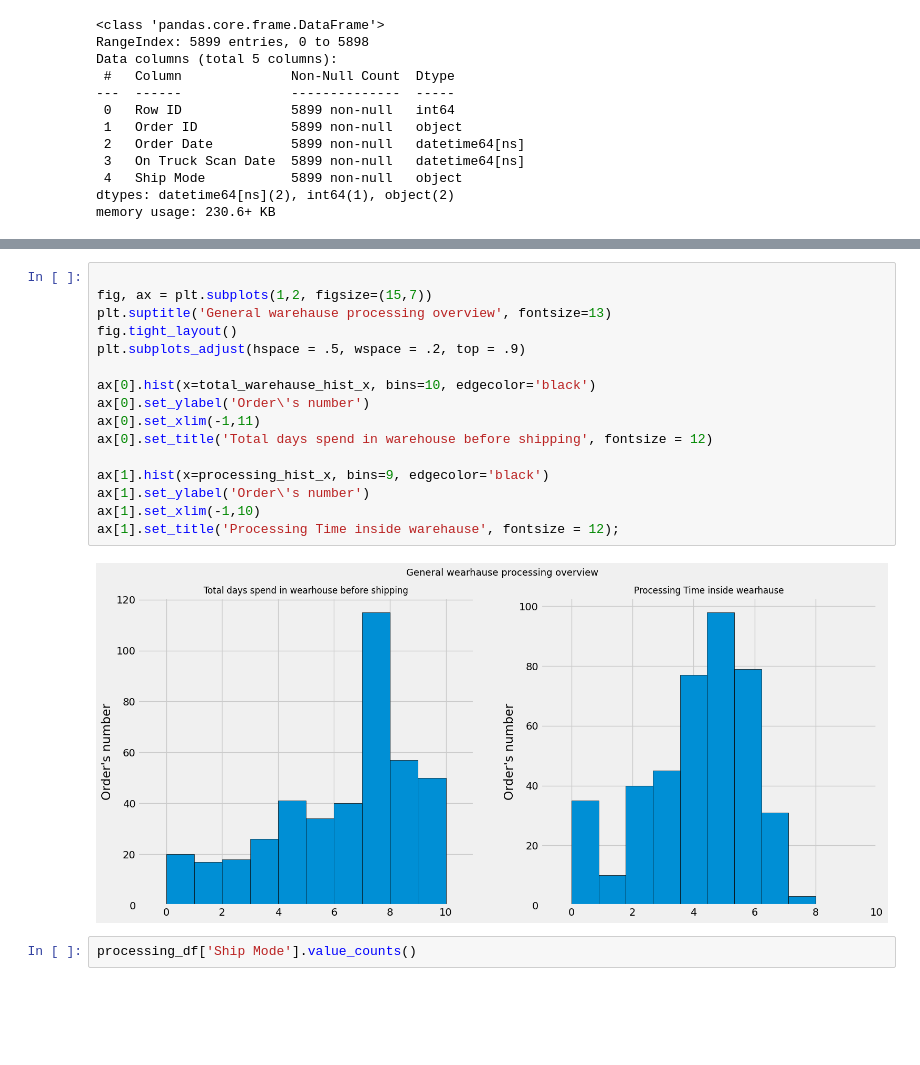
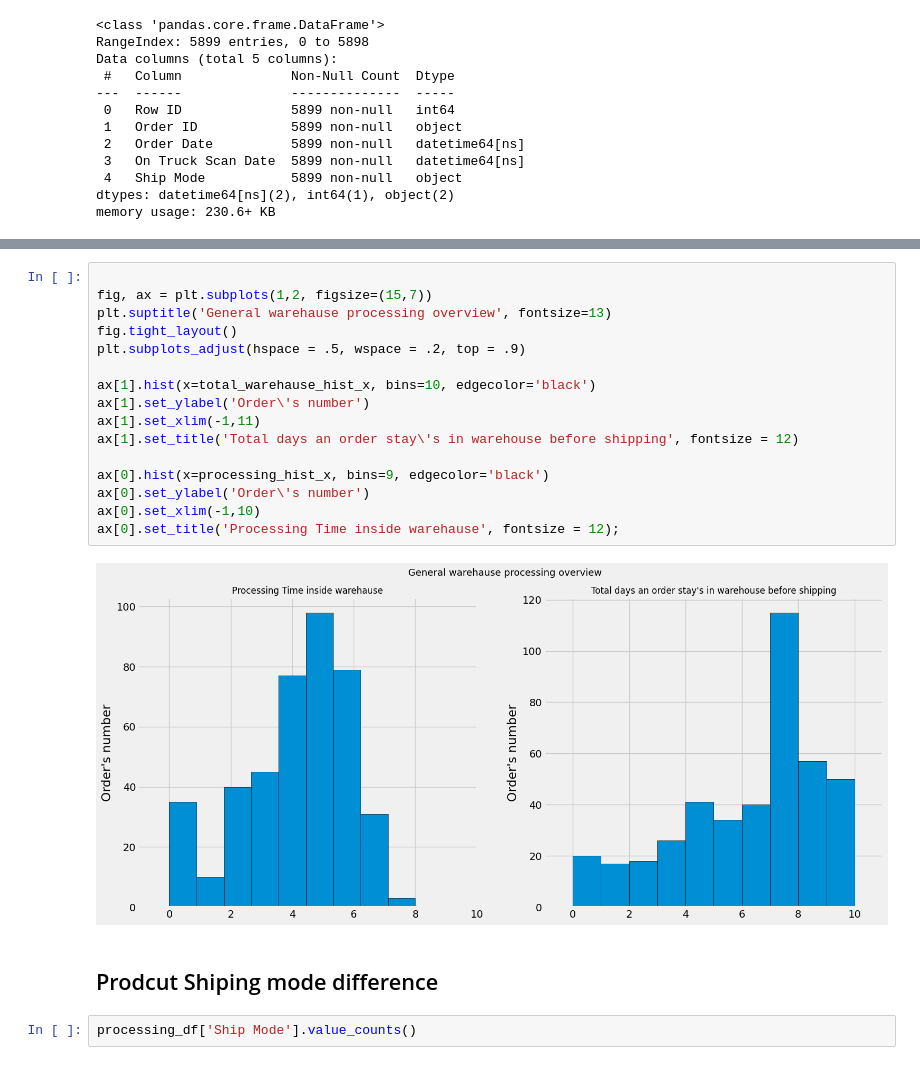
Before and after one commit to NourSaf/muesli-project, a Jupyter notebook: EDA_Muesli-warehouse.ipynb, the cells around one changed output, grey strips where cells are left out. Saved outputs shown, nothing was run; the diff lists cells and outputs as text; blank space fills up the shorter version.

```diff
--- a/EDA_Muesli-warehouse.ipynb
+++ b/EDA_Muesli-warehouse.ipynb
@@ -305,21 +327,23 @@ Name: processing_time, dtype: float64
 # %%
 
 fig, ax = plt.subplots(1,2, figsize=(15,7))
 plt.suptitle('General warehause processing overview', fontsize=13)
 fig.tight_layout()
 plt.subplots_adjust(hspace = .5, wspace = .2, top = .9)
 
-ax[0].hist(x=total_warehause_hist_x, bins=10, edgecolor='black')
+ax[1].hist(x=total_warehause_hist_x, bins=10, edgecolor='black')
+ax[1].set_ylabel('Order\'s number')
+ax[1].set_xlim(-1,11)
+ax[1].set_title('Total days an order stay\'s in warehouse before shipping', fontsize = 12)
+
+ax[0].hist(x=processing_hist_x, bins=9, edgecolor='black')
 ax[0].set_ylabel('Order\'s number')
-ax[0].set_xlim(-1,11)
-ax[0].set_title('Total days spend in warehouse before shipping', fontsize = 12)
-
-ax[1].hist(x=processing_hist_x, bins=9, edgecolor='black')
-ax[1].set_ylabel('Order\'s number')
-ax[1].set_xlim(-1,10)
-ax[1].set_title('Processing Time inside warehause', fontsize = 12);
+ax[0].set_xlim(-1,10)
+ax[0].set_title('Processing Time inside warehause', fontsize = 12);
 # %% [output]
-[figure, old version]
+[figure, new version]
+# %% [markdown]
+## Prodcut Shiping mode difference
 # %%
 processing_df['Ship Mode'].value_counts()
 # %% [output]
```
Also changed, not shown: parts of 38 cells of this notebook, 9 other files.
